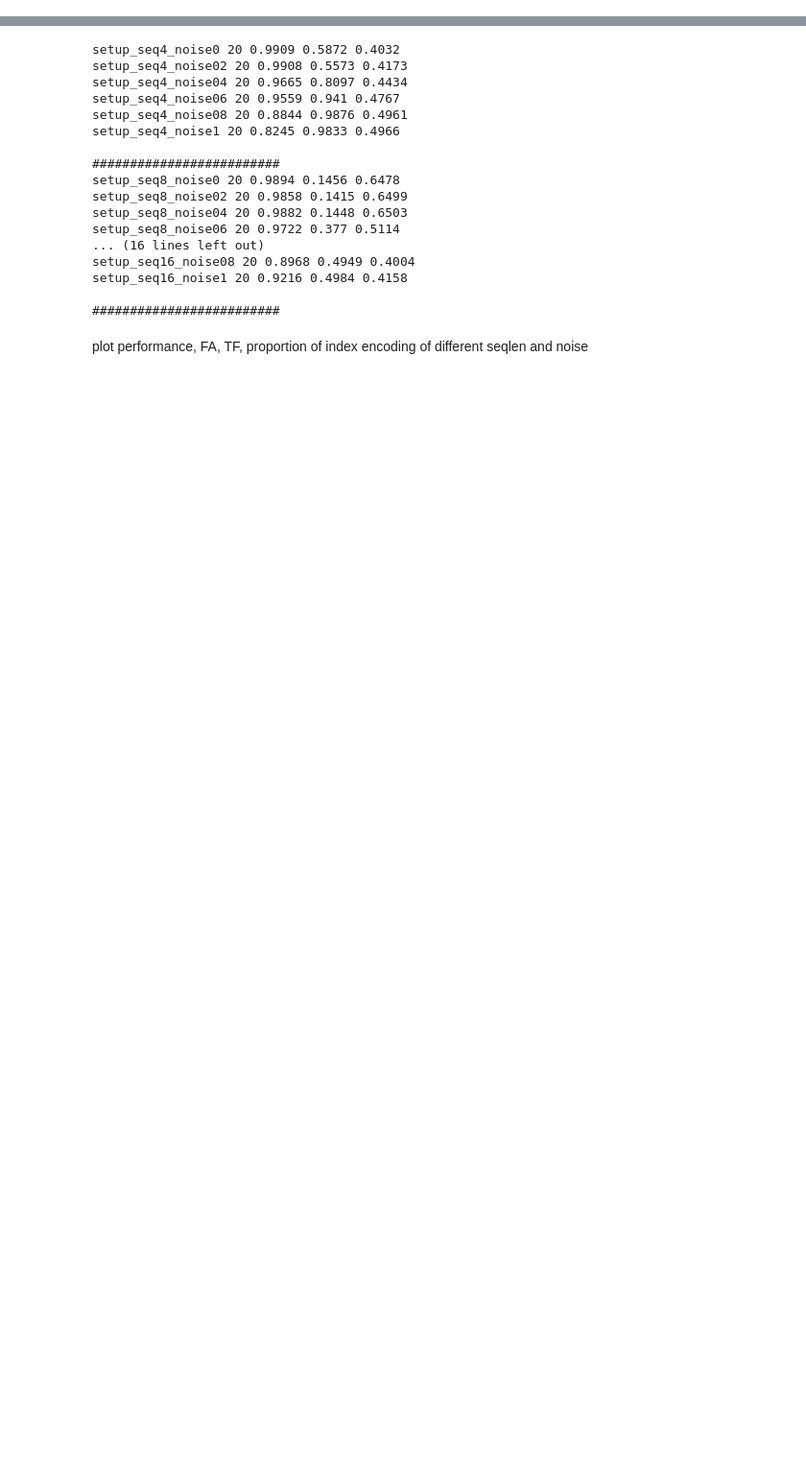
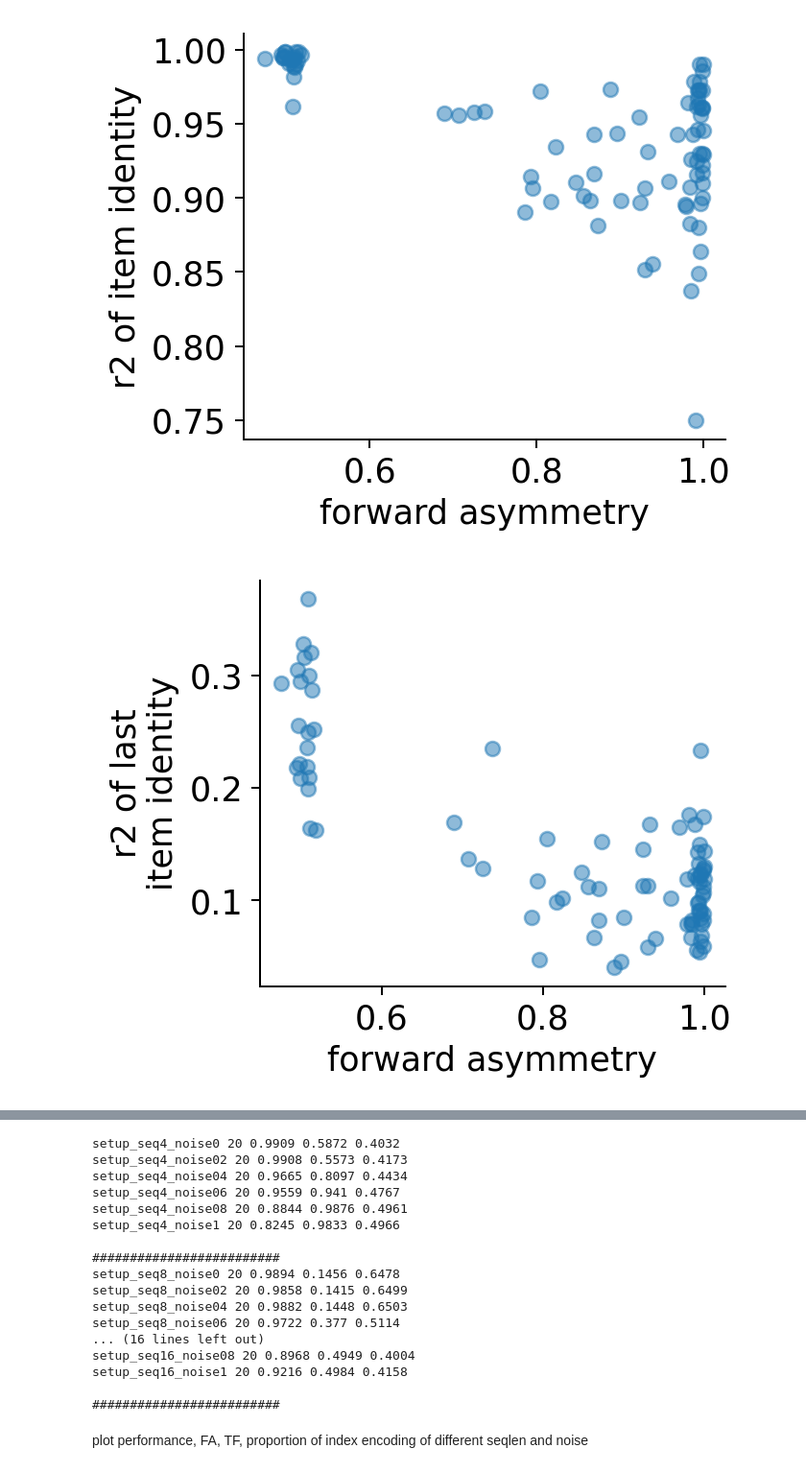
Before and after one commit to yunchen-hung/gru-li-model, a Jupyter notebook: anal.ipynb, the cells around one changed output, grey strips where cells are left out. Shown at 96% size. Drawn from its saved outputs; the diff is of its cells as text; code cells hidden in the pictures; blank space fills up the shorter version.

```diff
--- a/anal.ipynb
+++ b/anal.ipynb
@@ -11,0 +207,15 @@ plt.rcParams['font.size'] = 16
+# %%
+# forward asymmetry and temporal factor - metrics
+
+plot_scatter(forward_asymmetry_list, item_enc_r2_list, "forward asymmetry", "r2 of item identity")
+plot_scatter(forward_asymmetry_list, item_enc_r2_last_list, "forward asymmetry", "r2 of last\nitem identity")
+plot_scatter(forward_asymmetry_list, index_enc_r2_list, "forward asymmetry", "r2 of item index")
+plot_scatter(forward_asymmetry_list, index_cluster_rand_index_list, "forward asymmetry", "rand index of\nindex clustering")
+
+plot_scatter(temporal_factor_list, item_enc_r2_list, "temporal factor", "r2 of item identity")
+plot_scatter(temporal_factor_list, item_enc_r2_last_list, "temporal factor", "r2 of last\nitem identity")
+plot_scatter(temporal_factor_list, index_enc_r2_list, "temporal factor", "r2 of item index")
+plot_scatter(temporal_factor_list, index_cluster_rand_index_list, "temporal factor", "rand index of\nindex clustering")
+# %% [output]
+[figure, added]
+[figure, added]
```
Also changed, not shown: parts of 29 cells of this notebook, 18 other files.
